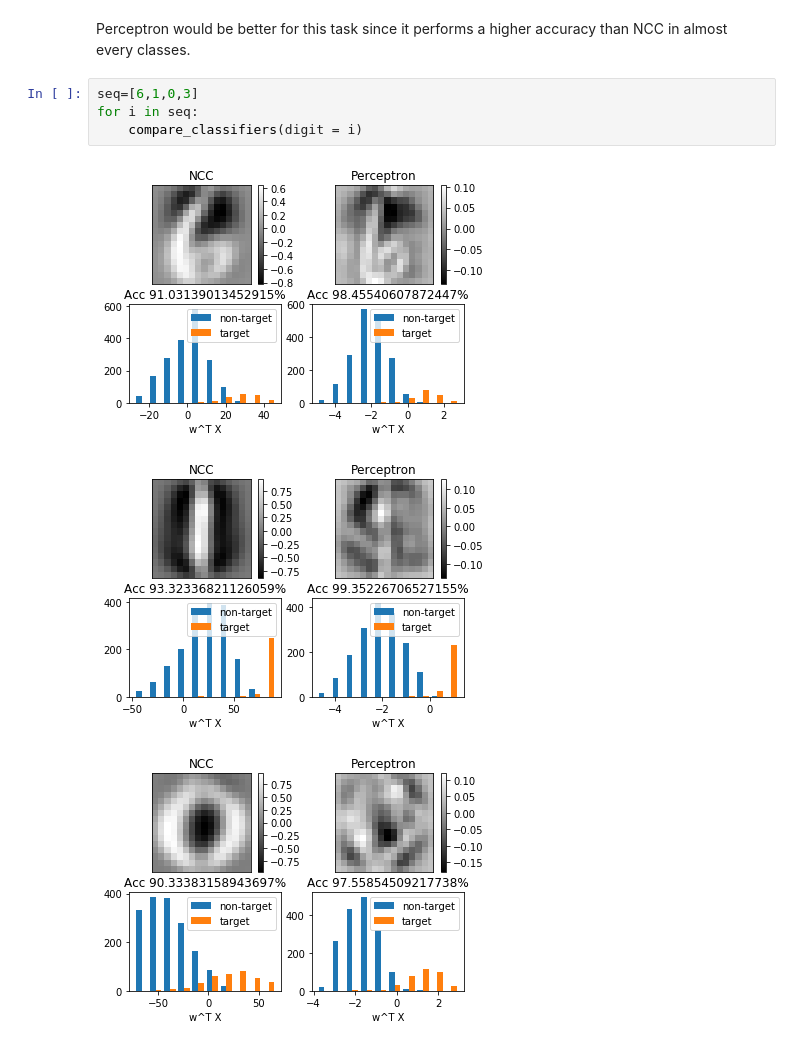
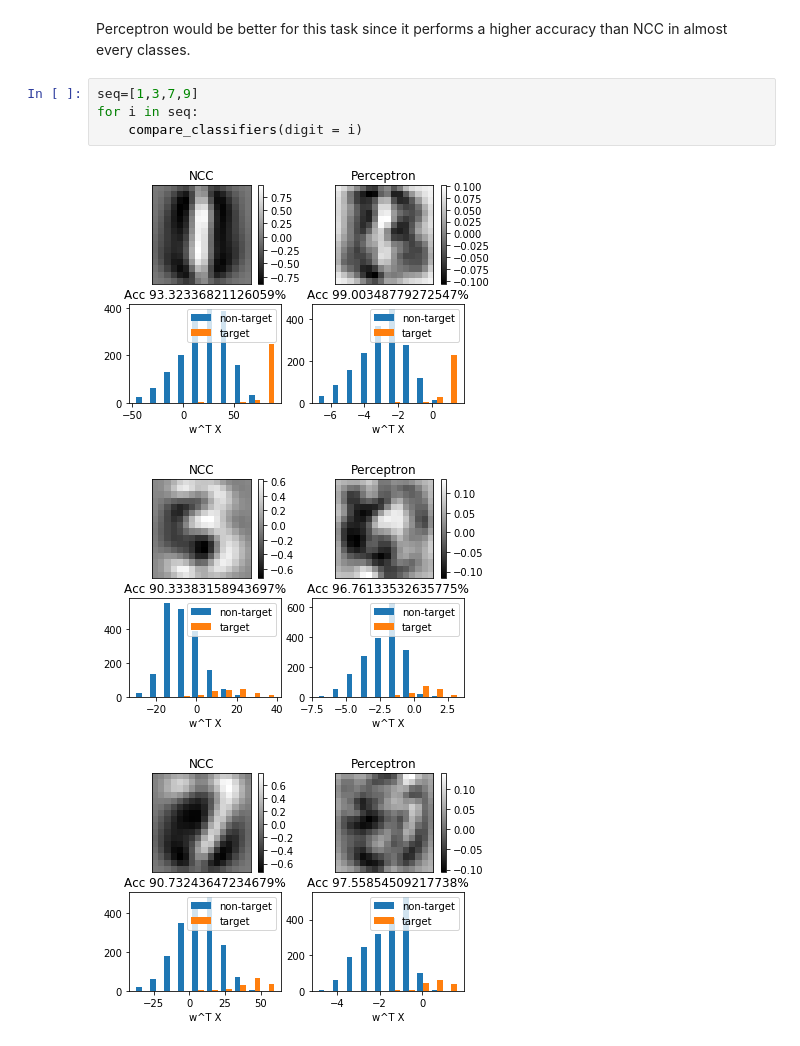
Before and after one commit to smejkka3/CA, a Jupyter notebook: Assigment1/Solution_HuiranLiu/CA_Assignment1.ipynb, the cells around one changed output. Cells and saved outputs as stored; diff of their text form.

```diff
--- a/Assigment1/Solution_HuiranLiu/CA_Assignment1.ipynb
+++ b/Assigment1/Solution_HuiranLiu/CA_Assignment1.ipynb
@@ -317,10 +317,10 @@ Call the function several times for different digits. Do you notice a performanc
 # %% [markdown]
 Perceptron would be better for this task since it performs a higher accuracy than NCC in almost every classes.
 # %%
-seq=[6,1,0,3]
+seq=[1,3,7,9]
 for i in seq:
     compare_classifiers(digit = i)
 # %% [output]
-[figure, old version]
+[figure, new version]
-[figure, old version]
+[figure, new version]
-[figure, old version]
+[figure, new version]
```
Also changed, not shown: parts of 2 cells of this notebook, 4 other files.
